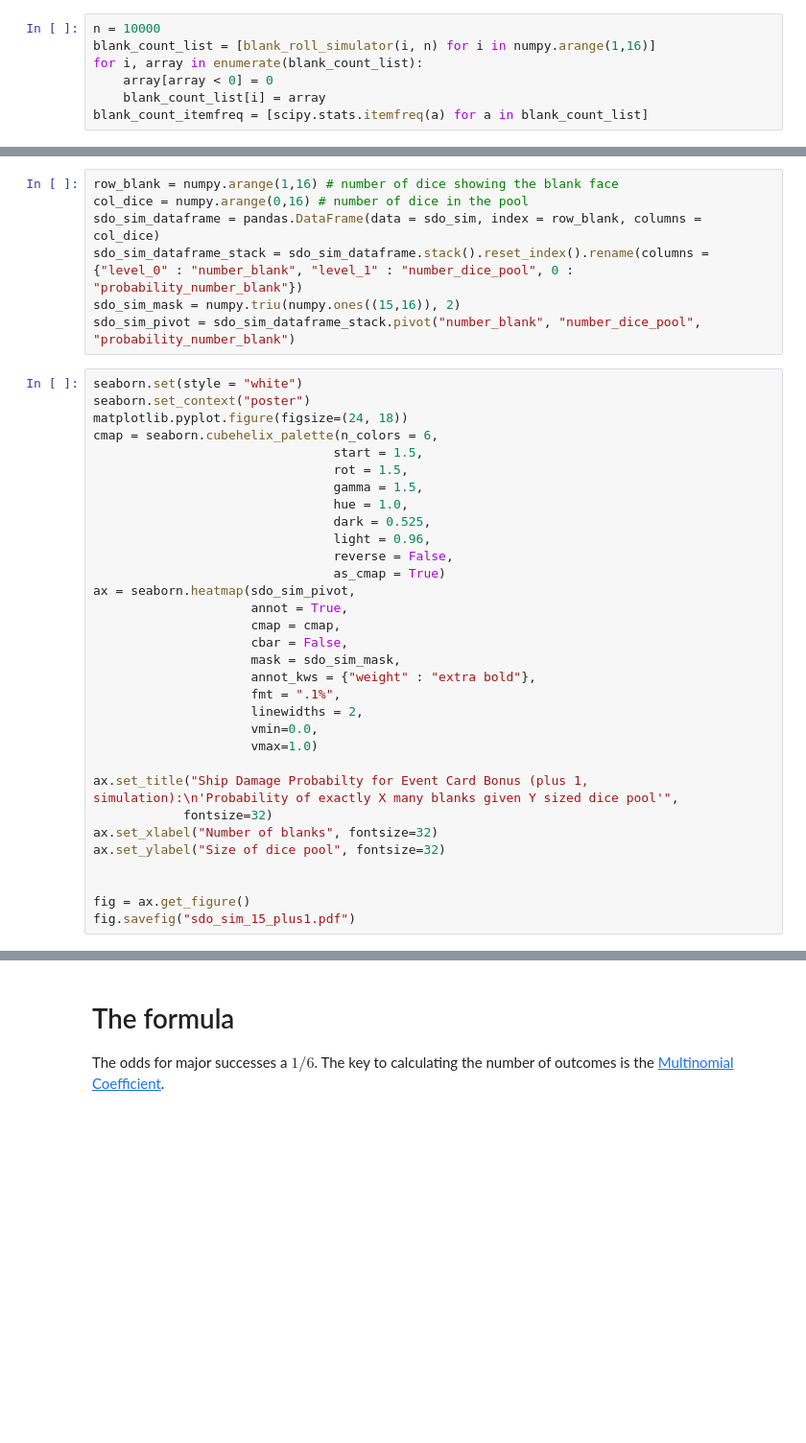
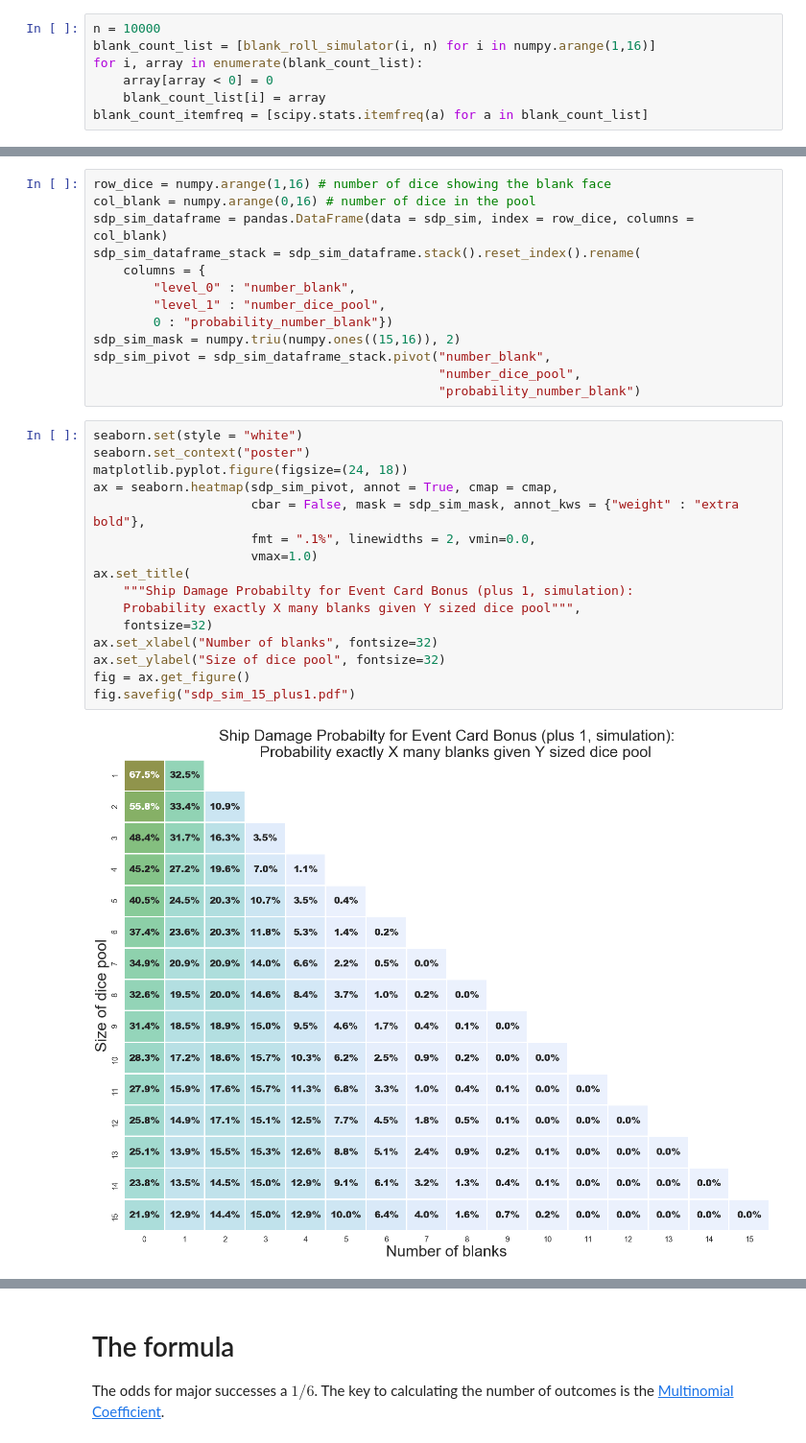
Before and after one commit to cardboardai/boardgame-bookie, a Jupyter notebook: boardgames/seafall/Event Card Bonus.ipynb, the cells around one changed output, grey strips where cells are left out. Shown at 96% size. Saved outputs shown, nothing was run; the diff lists cells and outputs as text; blank space fills up the shorter version.

```diff
--- a/boardgames/seafall/Event Card Bonus.ipynb
+++ b/boardgames/seafall/Event Card Bonus.ipynb
@@ -48,41 +54,33 @@ for i, array in enumerate(blank_count_itemfreq):
 # %%
-row_blank = numpy.arange(1,16) # number of dice showing the blank face
-col_dice = numpy.arange(0,16) # number of dice in the pool
-sdo_sim_dataframe = pandas.DataFrame(data = sdo_sim, index = row_blank, columns = col_dice)
-sdo_sim_dataframe_stack = sdo_sim_dataframe.stack().reset_index().rename(columns = {"level_0" : "number_blank", "level_1" : "number_dice_pool", 0 : "probability_number_blank"})
-sdo_sim_mask = numpy.triu(numpy.ones((15,16)), 2)
-sdo_sim_pivot = sdo_sim_dataframe_stack.pivot("number_blank", "number_dice_pool", "probability_number_blank")
+row_dice = numpy.arange(1,16) # number of dice showing the blank face
+col_blank = numpy.arange(0,16) # number of dice in the pool
+sdp_sim_dataframe = pandas.DataFrame(data = sdp_sim, index = row_dice, columns = col_blank)
+sdp_sim_dataframe_stack = sdp_sim_dataframe.stack().reset_index().rename(
+    columns = {
+        "level_0" : "number_blank",
+        "level_1" : "number_dice_pool",
+        0 : "probability_number_blank"})
+sdp_sim_mask = numpy.triu(numpy.ones((15,16)), 2)
+sdp_sim_pivot = sdp_sim_dataframe_stack.pivot("number_blank",
+                                              "number_dice_pool",
+                                              "probability_number_blank")
 # %%
 seaborn.set(style = "white")
 seaborn.set_context("poster")
 matplotlib.pyplot.figure(figsize=(24, 18))
-cmap = seaborn.cubehelix_palette(n_colors = 6,
-                                start = 1.5,
-                                rot = 1.5,
-                                gamma = 1.5,
-                                hue = 1.0,
-                                dark = 0.525,
-                                light = 0.96,
-                                reverse = False,
-                                as_cmap = True)
-ax = seaborn.heatmap(sdo_sim_pivot,
-                     annot = True,
-                     cmap = cmap,
-                     cbar = False,
-                     mask = sdo_sim_mask,
-                     annot_kws = {"weight" : "extra bold"},
-                     fmt = ".1%",
-                     linewidths = 2,
-                     vmin=0.0,
+ax = seaborn.heatmap(sdp_sim_pivot, annot = True, cmap = cmap,
+                     cbar = False, mask = sdp_sim_mask, annot_kws = {"weight" : "extra bold"},
+                     fmt = ".1%", linewidths = 2, vmin=0.0,
                      vmax=1.0)
-
-ax.set_title("Ship Damage Probabilty for Event Card Bonus (plus 1, simulation):\n'Probability of exactly X many blanks given Y sized dice pool'",
-            fontsize=32)
+ax.set_title(
+    """Ship Damage Probabilty for Event Card Bonus (plus 1, simulation):
+    Probability exactly X many blanks given Y sized dice pool""",
+    fontsize=32)
 ax.set_xlabel("Number of blanks", fontsize=32)
 ax.set_ylabel("Size of dice pool", fontsize=32)
-
-
 fig = ax.get_figure()
-fig.savefig("sdo_sim_15_plus1.pdf")
+fig.savefig("sdp_sim_15_plus1.pdf")
+# %% [output]
+[figure, added]
 # %%
 # for the greater than or equal probabilites, sum along the rows
```
Also changed, not shown: parts of 16 cells of this notebook, 2 other files.
